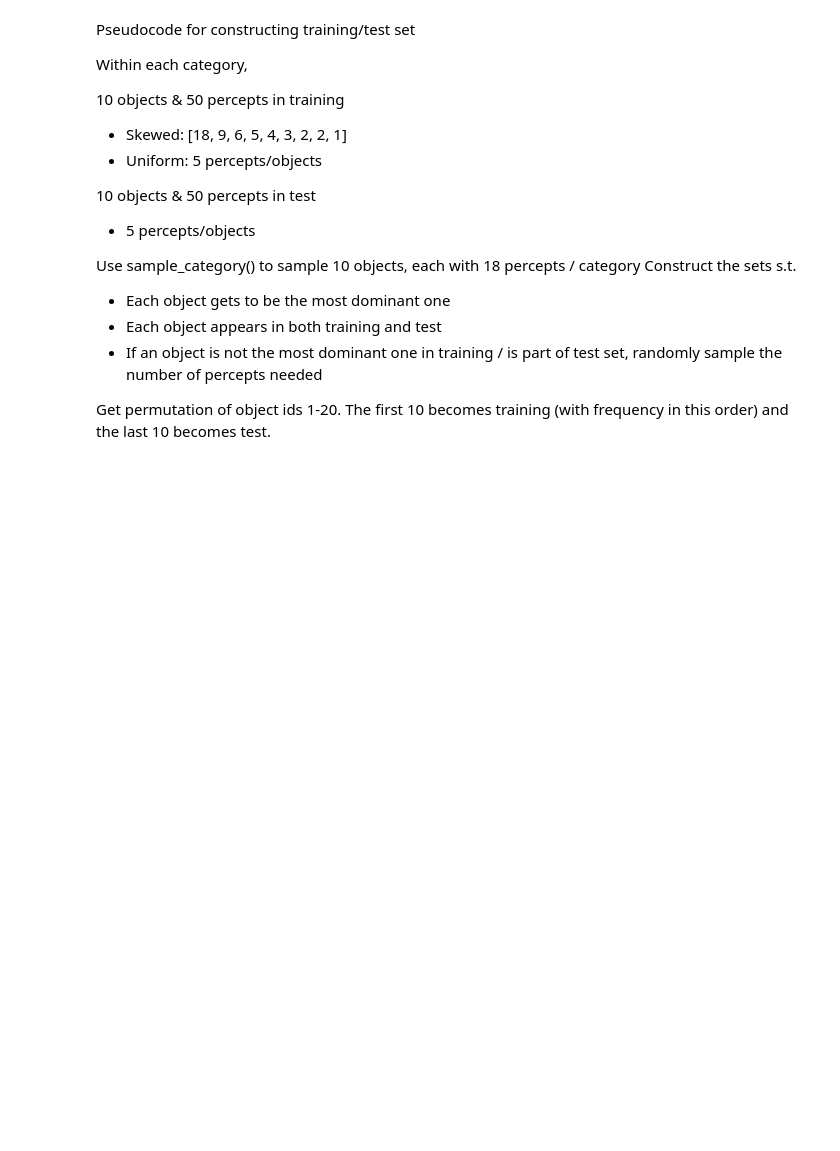
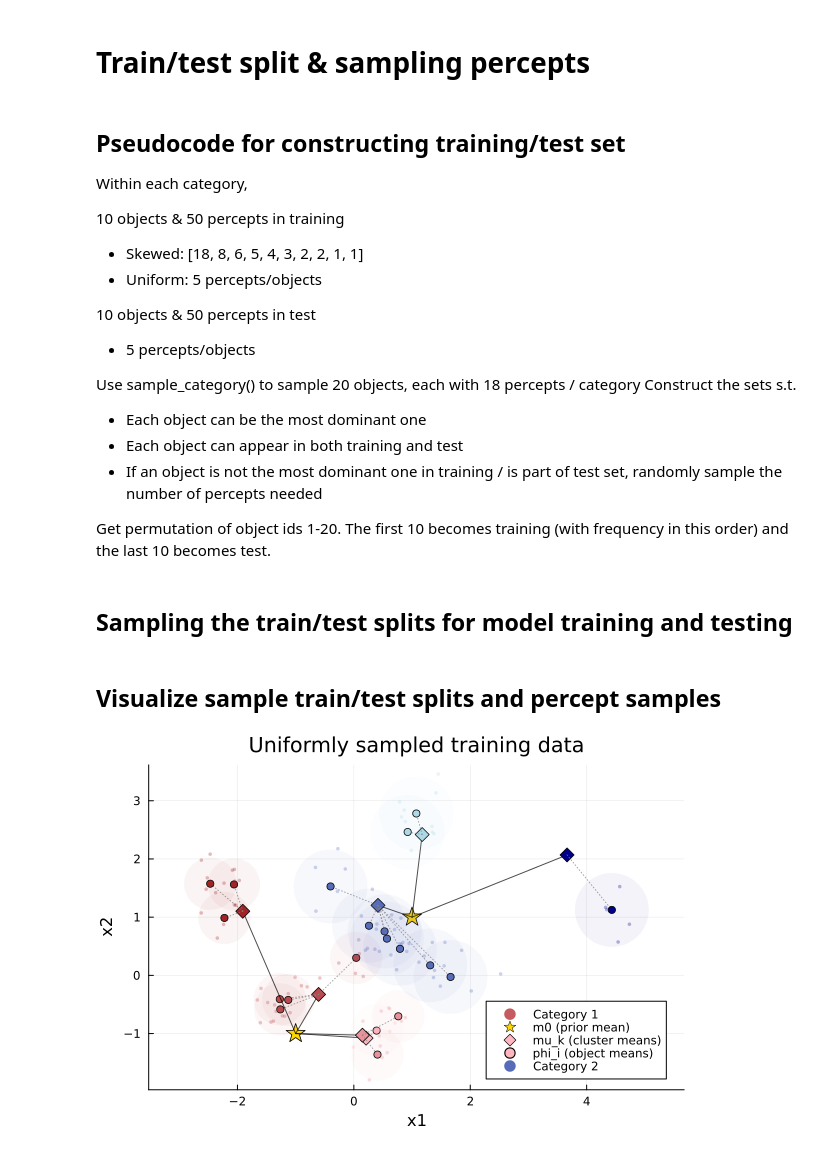
Before and after one commit to lilyzihuizhu/object-aware-hdp, a Jupyter notebook: generate_data.ipynb, the cells around one changed output. Cells and saved outputs as stored; diff of their text form; code cells hidden in the pictures; blank space fills up the shorter version.

Commit message:
more refactoring (plots, sampling data, train/test splits)

```diff
--- a/generate_data.ipynb
+++ b/generate_data.ipynb
@@ -147,7 +11,7 @@ build_clusters
 # Dimension & hyperparameters
 D = 2
 ALPHA = 1.0
-Ii = 10         # objects per category
+Ii = 20         # objects per category
 O = 18          # percepts per object
 
 hyper1 = ObjectAwareHDPHyperparams(
@@ -158,6 +22,7 @@ hyper1 = ObjectAwareHDPHyperparams(
     sigma2 = 1
 )
 category1 = sample_category(j=1, Ii=Ii, O=O, d=D, alpha=ALPHA, hyper=hyper1, rng=MersenneTwister(42));
+@save "ground_truth_category1.jld2" hyper1 category1
 
 hyper2 = ObjectAwareHDPHyperparams(
     m0     = [1.0, 1.0],
@@ -167,5 +32,4 @@ hyper2 = ObjectAwareHDPHyperparams(
     sigma2 = 2
 )
 category2 = sample_category(j=2, Ii=Ii, O=O, d=D, alpha=ALPHA, hyper=hyper2, rng=MersenneTwister(56)); # 43, 53, 54, 56
-
-plot_categories([category1, category2], [hyper1, hyper2])
+@save "ground_truth_category2.jld2" hyper2 category2
@@ -174,19 +40,41 @@ plot_categories([category1, category2], [hyper1, hyper2])
+# %% [markdown]
+# Train/test split & sampling percepts
 # %% [markdown]
-Pseudocode for constructing training/test set
+## Pseudocode for constructing training/test set
 
 Within each category,
 
 10 objects & 50 percepts in training
-- Skewed: [18, 9, 6, 5, 4, 3, 2, 2, 1]
+- Skewed: [18, 8, 6, 5, 4, 3, 2, 2, 1, 1]
 - Uniform: 5 percepts/objects
 
 10 objects & 50 percepts in test
 - 5 percepts/objects
 
-Use sample_category() to sample 10 objects, each with 18 percepts / category
+Use sample_category() to sample 20 objects, each with 18 percepts / category
 Construct the sets s.t.
-- Each object gets to be the most dominant one
-- Each object appears in both training and test
+- Each object can be the most dominant one
+- Each object can appear in both training and test
 - If an object is not the most dominant one in training / is part of test set, randomly sample the number of percepts needed
 
 Get permutation of object ids 1-20. The first 10 becomes training (with frequency in this order) and the last 10 becomes test.
+# %% [markdown]
+## Sampling the train/test splits for model training and testing
+# %%
+cat1_splits = Vector{CategoryTrainTest}(undef, 0)
+cat2_splits = Vector{CategoryTrainTest}(undef, 0)
+
+for seed in 1:30
+    push!(cat1_splits, train_test_split_sample_percepts(category1; rng=MersenneTwister(seed)))
+    push!(cat2_splits, train_test_split_sample_percepts(category2; rng=MersenneTwister(seed)))
+end
+
+@save "train_test_splits.jld2" cat1_splits cat2_splits
+# %% [markdown]
+## Visualize sample train/test splits and percept samples
+# %%
+category1_train_uniform = CategorySample(category1.j, category1.sigma2, category1.mus, cat1_splits[7].train_objects_uniform);
+category2_train_uniform = CategorySample(category2.j, category2.sigma2, category2.mus, cat2_splits[7].train_objects_uniform);
+plot_categories([category1_train_uniform, category2_train_uniform], [hyper1, hyper2], title="Uniformly sampled training data")
+# %% [output]
+[figure, added]
```
Also changed, not shown: parts of 10 cells of this notebook, 7 other files.
